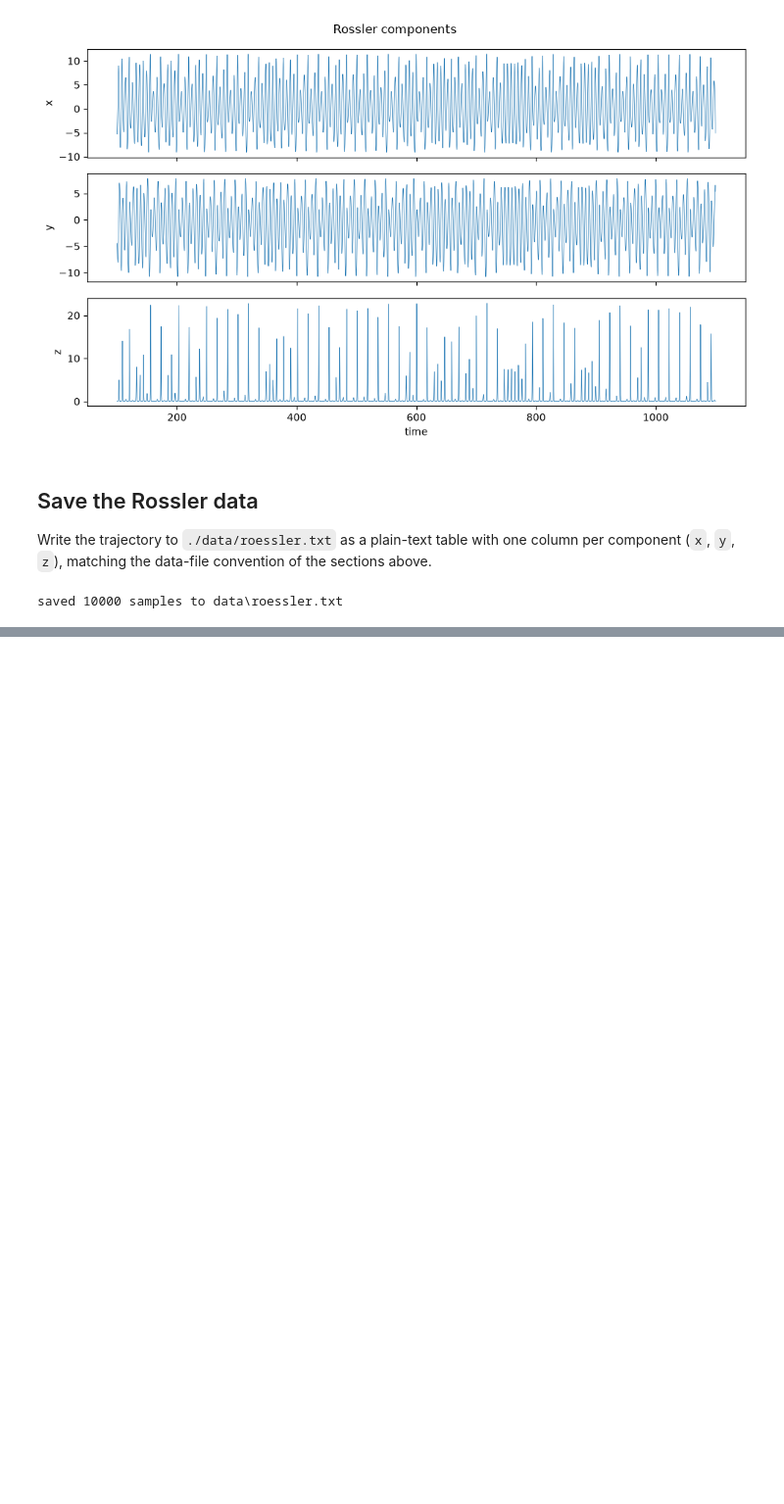
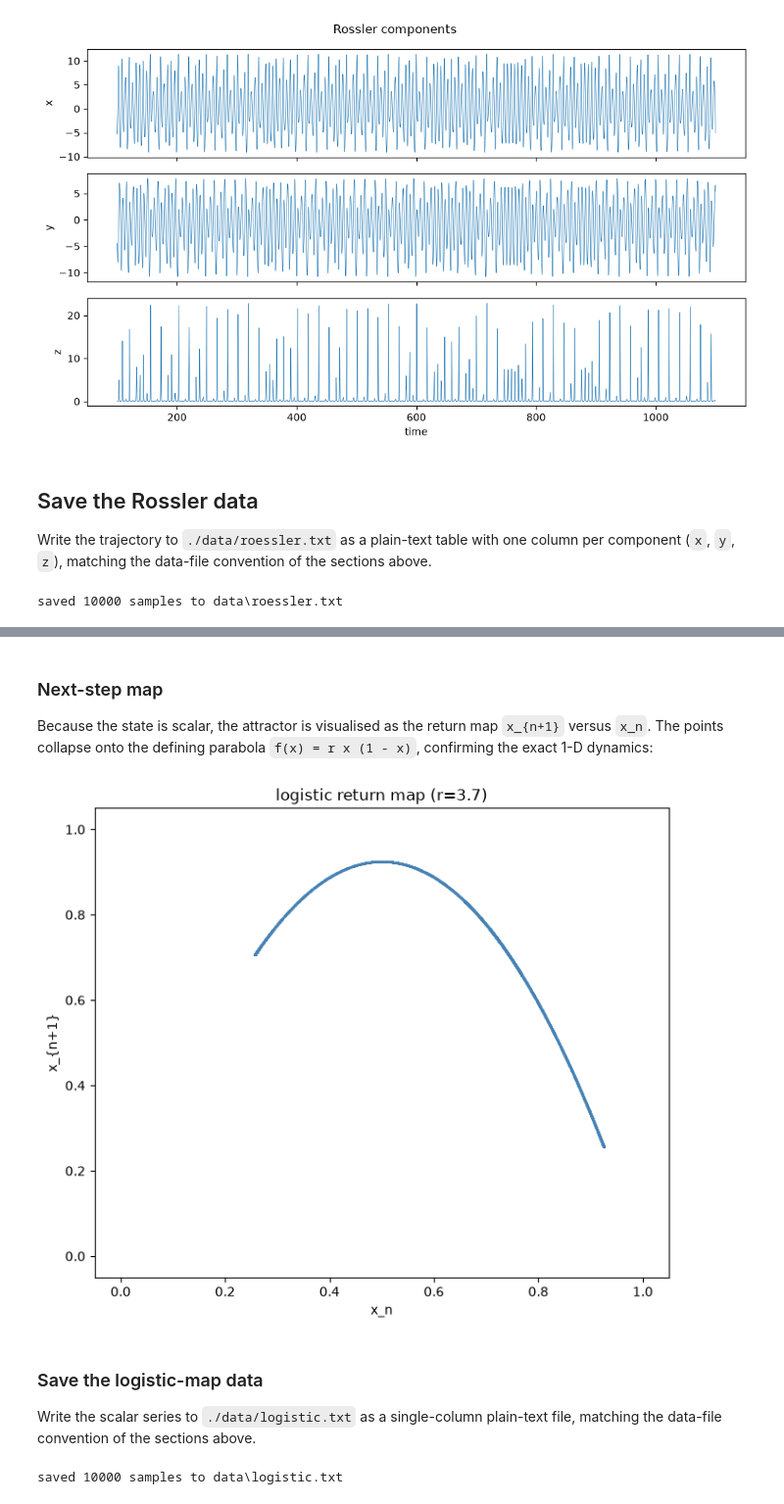
Before and after one commit to ieeningnwq/nolitisea, a Jupyter notebook: examples/generate.ipynb, the cells around one changed output, grey strips where cells are left out. Shown at 98% size. Drawn from its saved outputs; the diff is of its cells as text; code cells hidden in the pictures; blank space fills up the shorter version.

```diff
--- a/examples/generate.ipynb
+++ b/examples/generate.ipynb
@@ -393,0 +475,38 @@ saved 10000 samples to data\roessler.txt
+# %% [markdown]
+### Next-step map
+
+Because the state is scalar, the attractor is visualised as the return map
+`x_{n+1}` versus `x_n`.  The points collapse onto the defining parabola
+`f(x) = r x (1 - x)`, confirming the exact 1-D dynamics:
+# %%
+fig, ax = plt.subplots(figsize=(7, 6))
+ax.scatter(lg[:-1], lg[1:], s=0.5, c="steelblue", alpha=0.4)
+ax.set_xlabel("x_n")
+ax.set_ylabel("x_{n+1}")
+ax.set_title("logistic return map (r=3.7)")
+ax.set_xlim(-0.05, 1.05)
+ax.set_ylim(-0.05, 1.05)
+
+plt.tight_layout()
+plt.show()
+# %% [output]
+[figure, added]
+# %% [markdown]
+### Save the logistic-map data
+
+Write the scalar series to `./data/logistic.txt` as a single-column
+plain-text file, matching the data-file convention of the sections above.
+# %%
+data_dir = Path("./data")
+data_dir.mkdir(parents=True, exist_ok=True)
+
+logistic_path = data_dir / "logistic.txt"
+np.savetxt(
+    logistic_path,
+    lg,
+    fmt="%.8f",
+    header="logistic map (r=3.7); column: x",
+)
+print(f"saved {lg.shape[0]} samples to {logistic_path}")
+# %% [output]
+saved 10000 samples to data\logistic.txt
```
Also changed, not shown: parts of 11 cells of this notebook, 5 other files.
